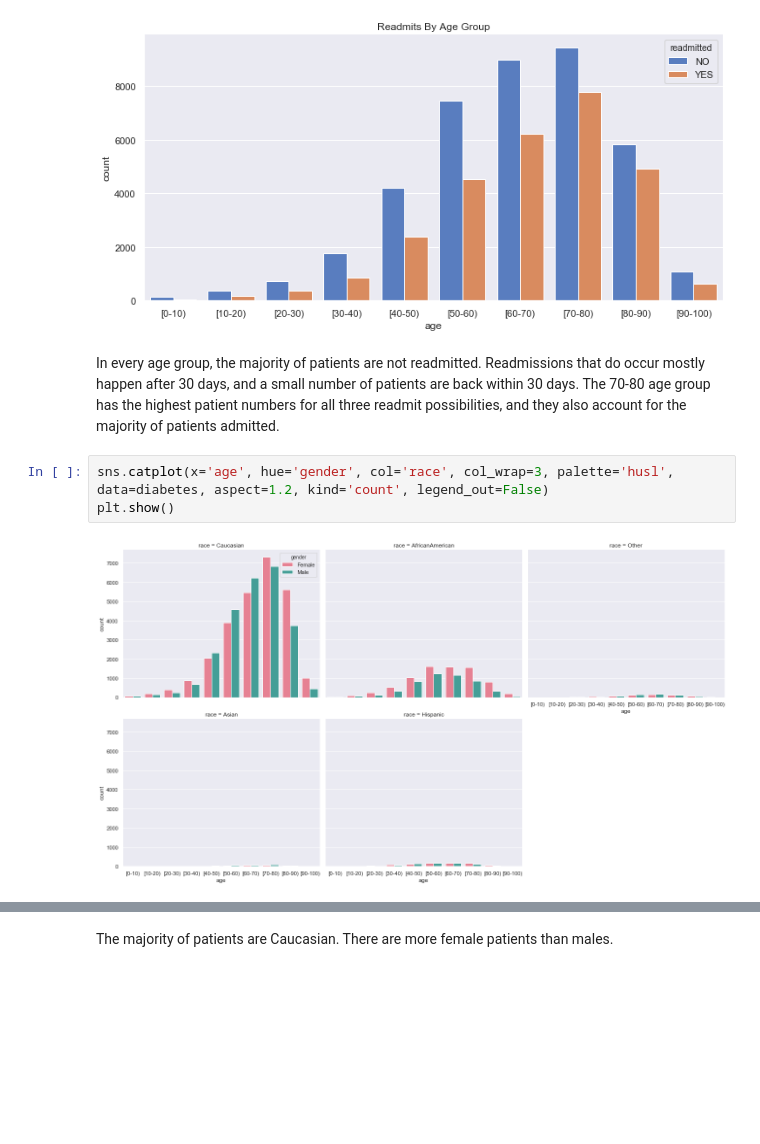
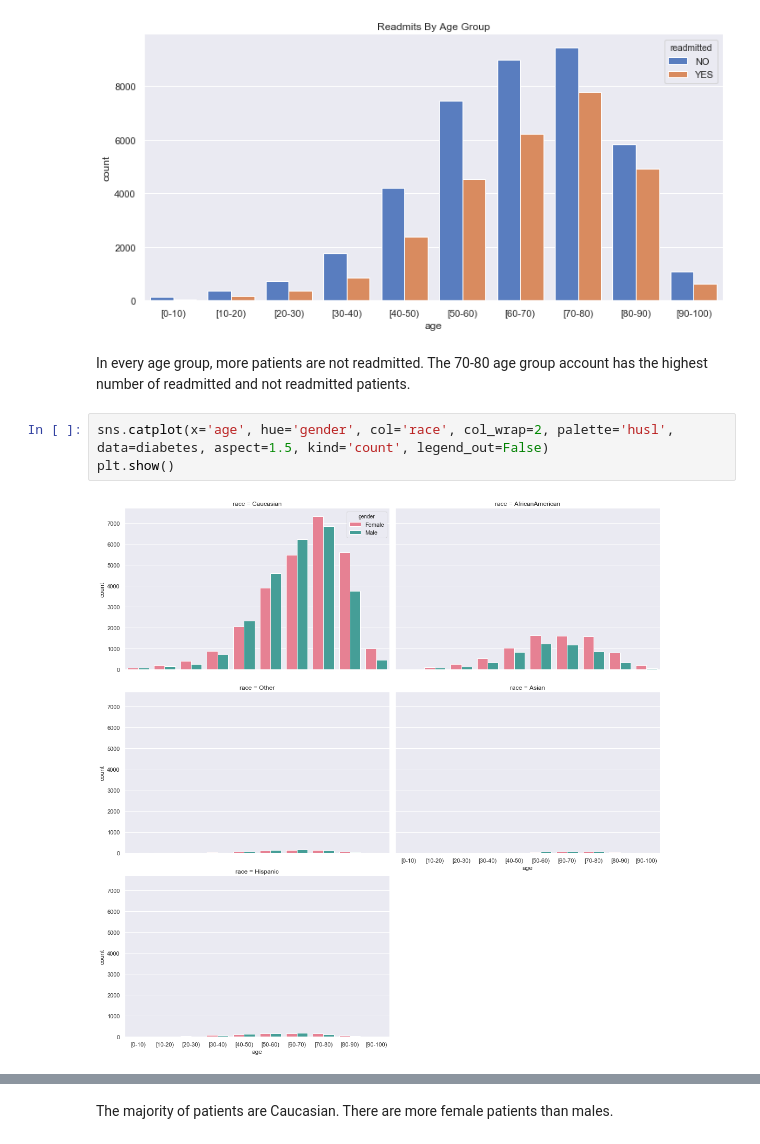
Before and after one commit to annasophiat/diabetic-readmissions, a Jupyter notebook: diabetes_storytelling.ipynb, the cells around one changed output, grey strips where cells are left out. Saved outputs shown, nothing was run; the diff lists cells and outputs as text; blank space fills up the shorter version.

```diff
--- a/diabetes_storytelling.ipynb
+++ b/diabetes_storytelling.ipynb
@@ -153,10 +143,10 @@ plt.title('Readmits By Age Group')
 plt.show()
 # %% [output]
 [figure]
-# %% [markdown]
-In every age group, the majority of patients are not readmitted. Readmissions that do occur mostly happen after 30 days, and a small number of patients are back within 30 days. The 70-80 age group has the highest patient numbers for all three readmit possibilities, and they also account for the majority of patients admitted.
+# %% [markdown]
+In every age group, more patients are not readmitted. The 70-80 age group account has the highest number of readmitted and not readmitted patients.
 # %%
-sns.catplot(x='age', hue='gender', col='race', col_wrap=3, palette='husl', data=diabetes, aspect=1.2, kind='count', legend_out=False)
+sns.catplot(x='age', hue='gender', col='race', col_wrap=2, palette='husl', data=diabetes, aspect=1.5, kind='count', legend_out=False)
 plt.show()
 # %% [output]
-[figure, old version]
+[figure, new version]
```
Also changed, not shown: parts of 70 cells of this notebook, 2 other files.
